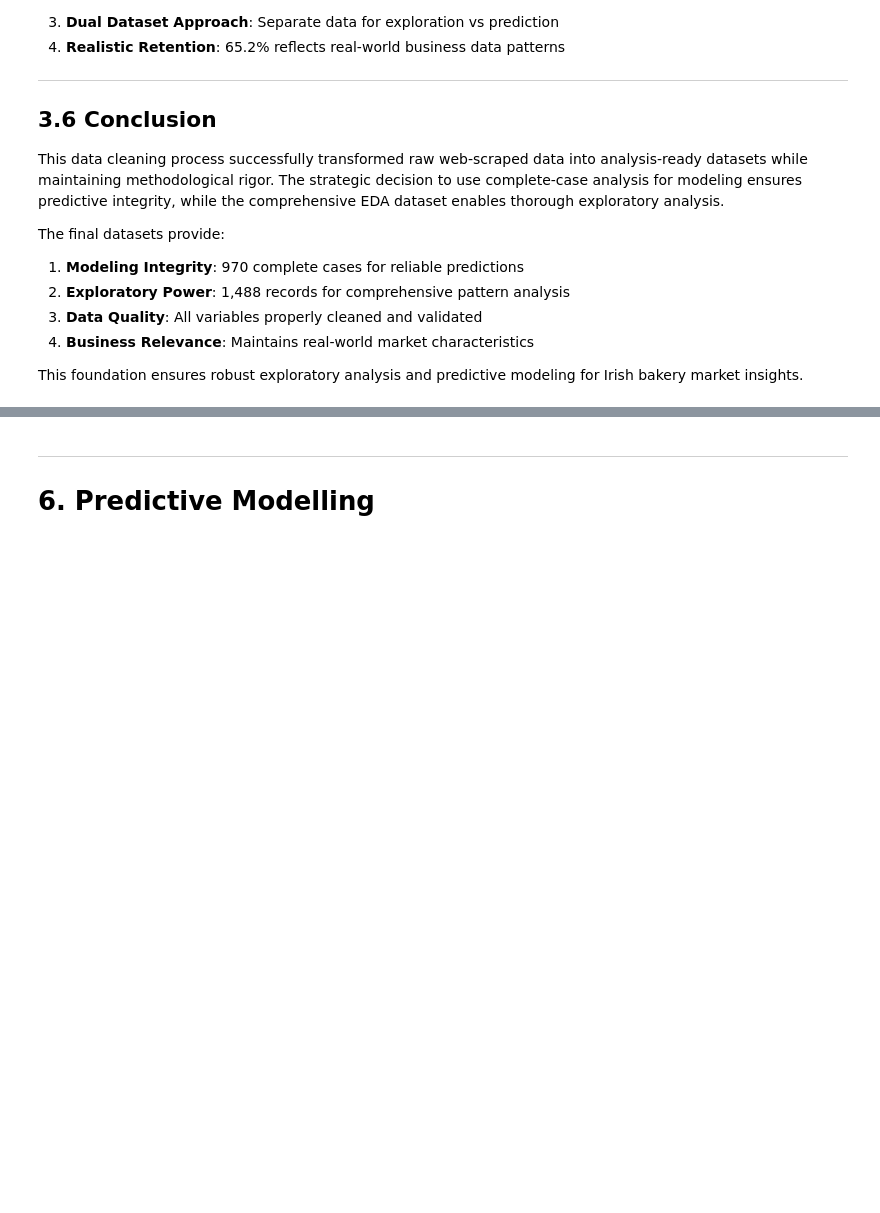
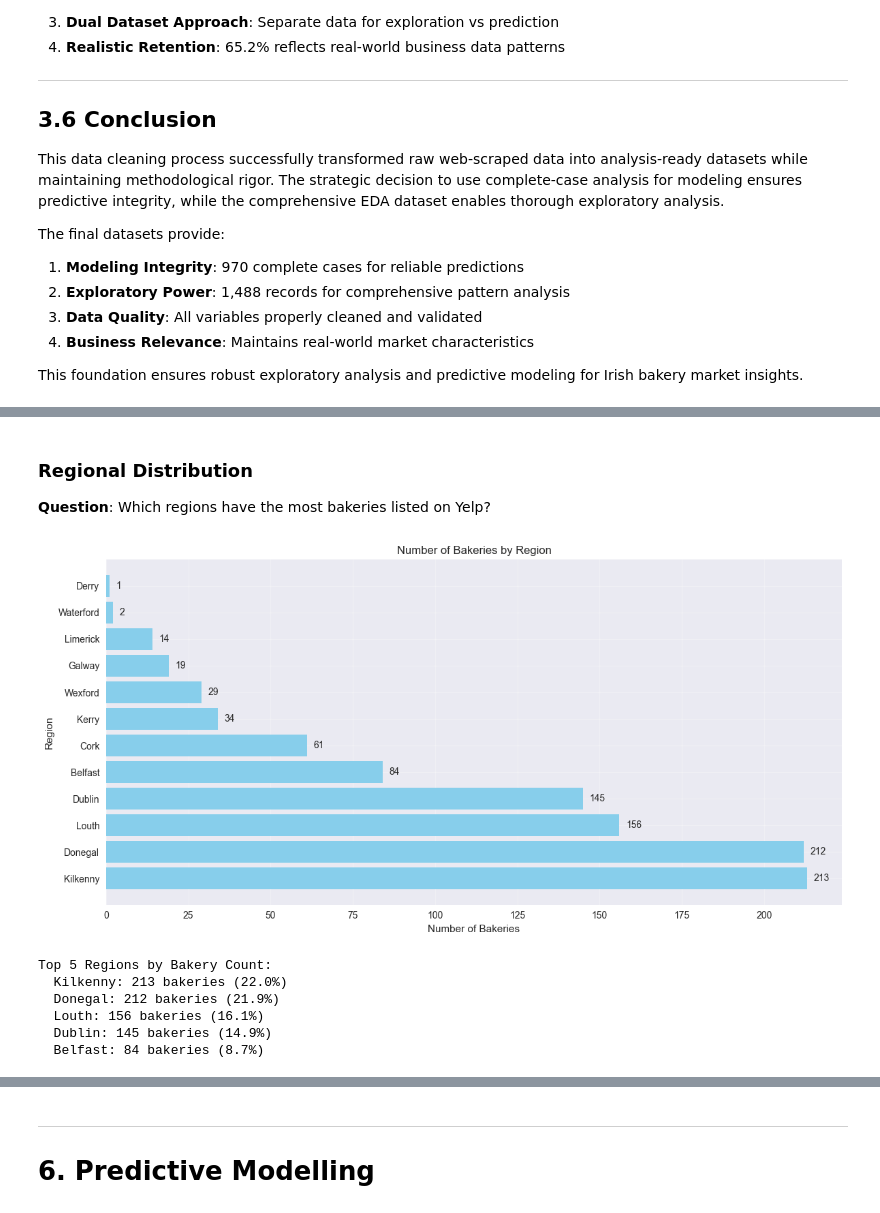
Before and after one commit to vialsiu/irish-bakery-data-science-project, a Jupyter notebook: notebooks/DataAnalysis.ipynb, the cells around one changed output, grey strips where cells are left out. Cells and saved outputs as stored; diff of their text form; code cells hidden in the pictures; blank space fills up the shorter version.

```diff
--- a/notebooks/DataAnalysis.ipynb
+++ b/notebooks/DataAnalysis.ipynb
@@ -541,0 +770,33 @@ This foundation ensures robust exploratory analysis and predictive modeling for
+# %% [markdown]
+### Regional Distribution
+**Question**: Which regions have the most bakeries listed on Yelp?
+# %%
+# Regional distribution
+plt.figure(figsize=(12, 6))
+
+region_counts = df_clean['region'].value_counts()
+plt.barh(region_counts.index, region_counts.values, color='skyblue')
+plt.xlabel('Number of Bakeries')
+plt.ylabel('Region')
+plt.title('Number of Bakeries by Region')
+plt.grid(True, alpha=0.3)
+
+# Add count labels on bars
+for i, count in enumerate(region_counts.values):
+    plt.text(count + 2, i, str(count), va='center')
+
+plt.tight_layout()
+plt.show()
+
+print("Top 5 Regions by Bakery Count:")
+for region, count in region_counts.head().items():
+    percentage = (count / len(df_clean)) * 100
+    print(f"  {region}: {count} bakeries ({percentage:.1f}%)")
+# %% [output]
+[figure, added]
+Top 5 Regions by Bakery Count:
+  Kilkenny: 213 bakeries (22.0%)
+  Donegal: 212 bakeries (21.9%)
+  Louth: 156 bakeries (16.1%)
+  Dublin: 145 bakeries (14.9%)
+  Belfast: 84 bakeries (8.7%)
```
Also changed, not shown: parts of 25 cells of this notebook.
